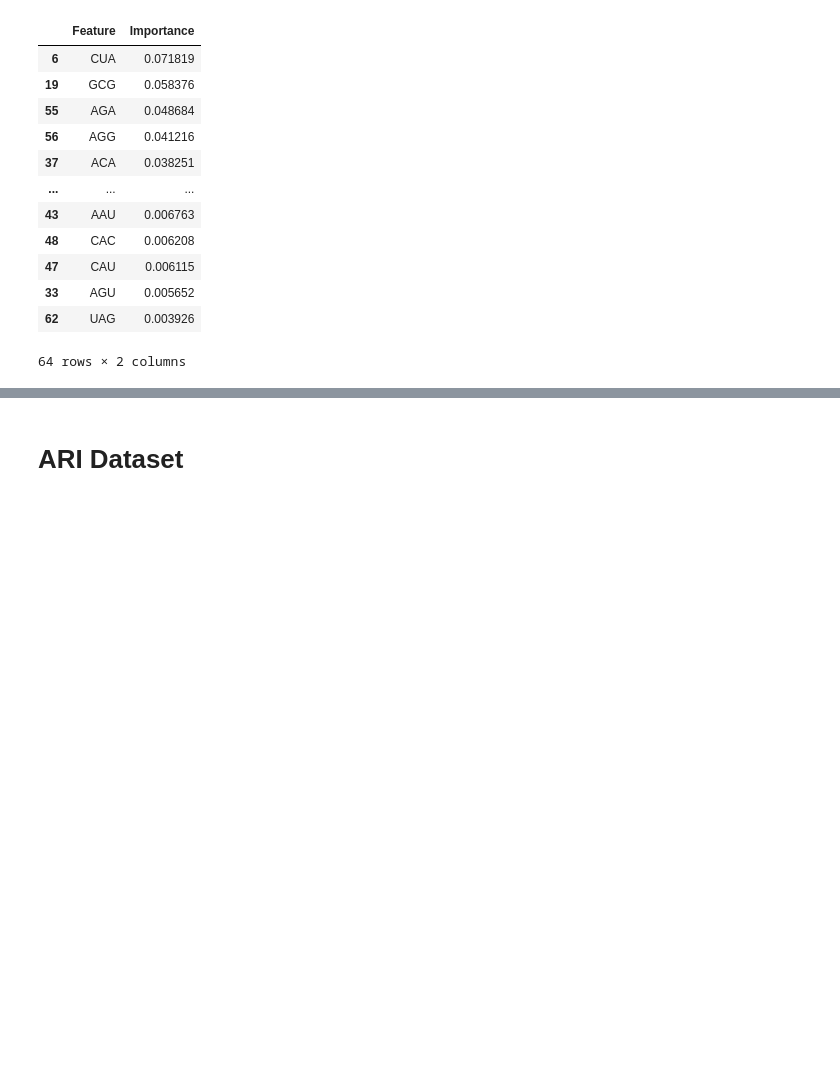
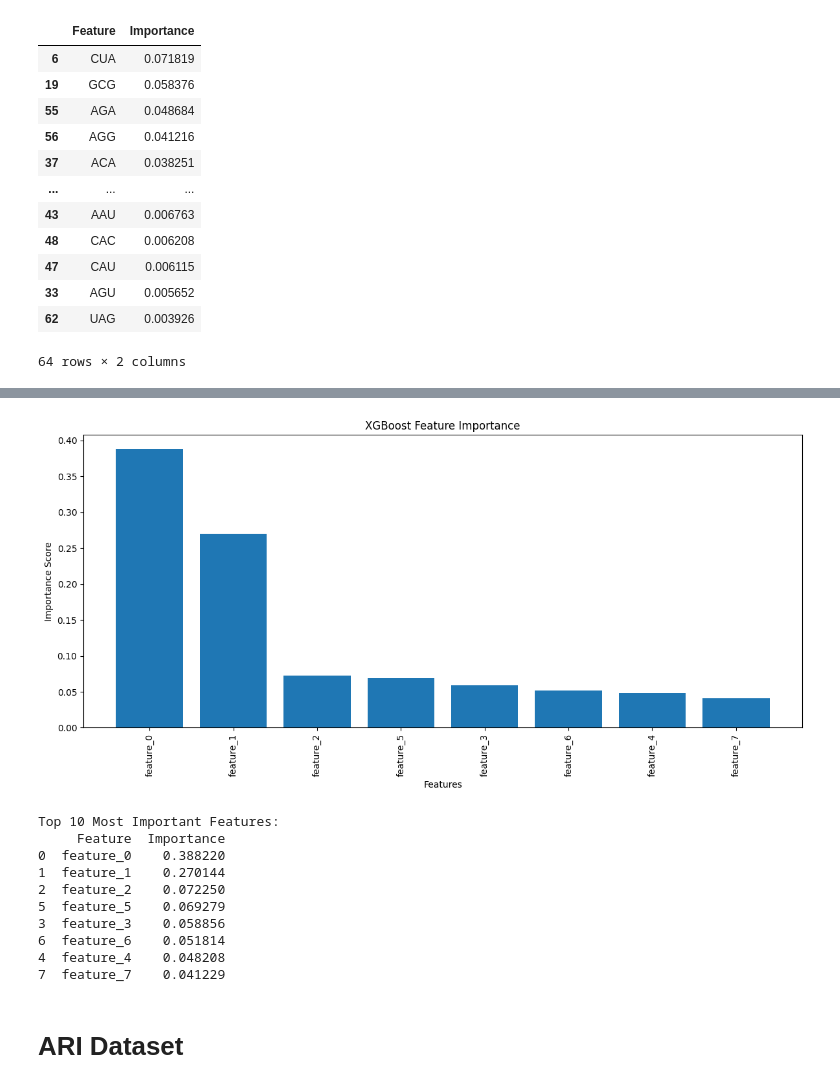
Before and after one commit to sitaomin1994/MedicalDataKit, a Jupyter notebook: notebook/data_fetch.ipynb, the cells around one changed output, grey strips where cells are left out. Cells and saved outputs as stored; diff of their text form; code cells hidden in the pictures; blank space fills up the shorter version.

```diff
--- a/notebook/data_fetch.ipynb
+++ b/notebook/data_fetch.ipynb
@@ -2351,0 +2490,8 @@ Top 10 Most Important Features:
+# %%
+%load_ext autoreload
+%autoreload 2
+from MedDataKit.dataset.bioinfo_dataset import CodrnaDataset
+
+dataset = CodrnaDataset()
+data = dataset.load_raw_data()
+data.head()
@@ -2351,0 +2527,16 @@ Top 10 Most Important Features:
+# %%
+dataset.generate_ml_task_dataset(
+    task_name = 'predict_target',
+    config = {
+        'missing_strategy': 'impute',
+        'categorical_encoding': 'ordinal',
+        'numerical_encoding': 'standard',
+        'ordinal_as_numerical': True
+    },
+    verbose = True
+)
+dataset.ml_task_dataset.show_dataset_info()
+data = dataset.ml_task_dataset.data
+config = dataset.ml_task_dataset.data_config
+model = train_and_evaluate_model(data, config, model_type = 'xgb')
+dataset.ml_task_dataset.data
@@ -2352,3 +2577,17 @@ Top 10 Most Important Features:
+# %%
+_ = feature_importance(model, data, config)
+# %% [output]
+[figure, added]
+Top 10 Most Important Features:
+     Feature  Importance
+0  feature_0    0.388220
+1  feature_1    0.270144
+2  feature_2    0.072250
+5  feature_5    0.069279
+3  feature_3    0.058856
+6  feature_6    0.051814
+4  feature_4    0.048208
+7  feature_7    0.041229
 # %% [markdown]
 # ARI Dataset
 # %%
```
Also changed, not shown: parts of 19 cells of this notebook, 3 other files.
